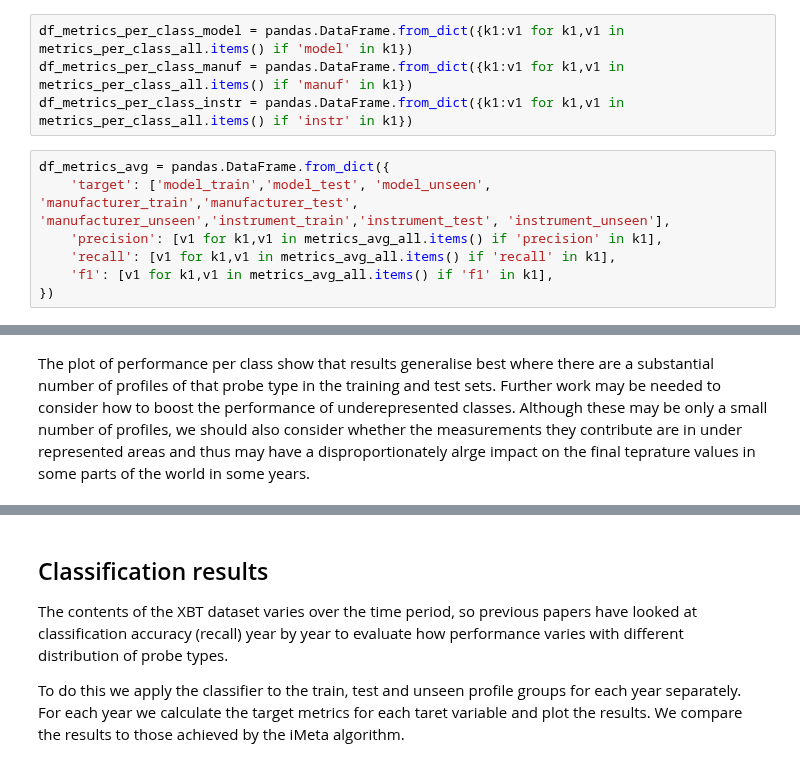
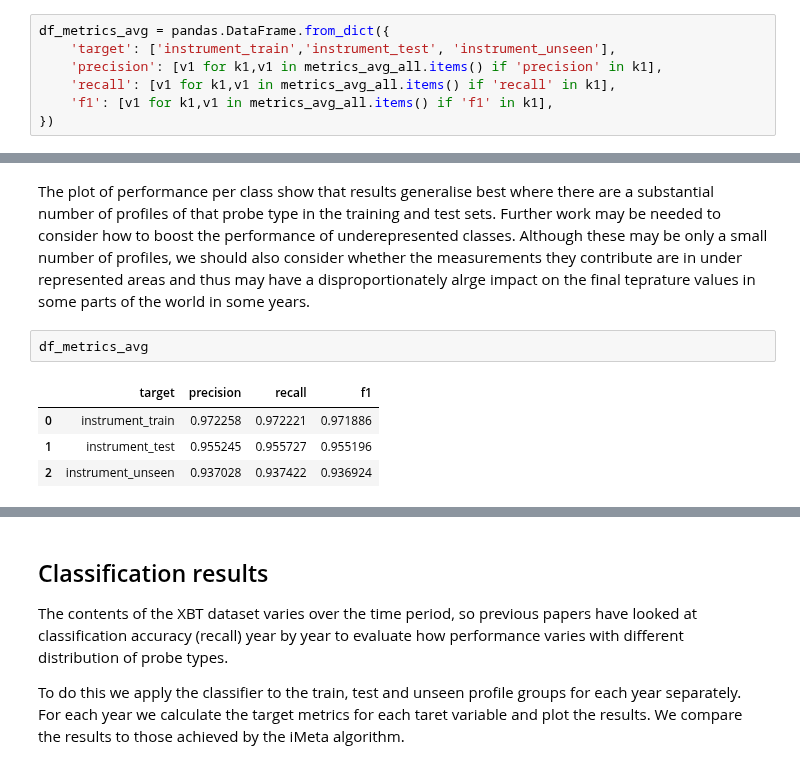
Before and after one commit to MetOffice/XBTs_classification, a Jupyter notebook: notebooks/azureml/azml_local_imeta_tree.ipynb, the cells around one changed output, grey strips where cells are left out. Drawn from its saved outputs; the diff is of its cells as text.

```diff
--- a/notebooks/azureml/azml_local_imeta_tree.ipynb
+++ b/notebooks/azureml/azml_local_imeta_tree.ipynb
@@ -356,11 +251,7 @@ metrics_avg_all.update({
 # %%
-df_metrics_per_class_model = pandas.DataFrame.from_dict({k1:v1 for k1,v1 in metrics_per_class_all.items() if 'model' in k1})
-df_metrics_per_class_manuf = pandas.DataFrame.from_dict({k1:v1 for k1,v1 in metrics_per_class_all.items() if 'manuf' in k1})
-df_metrics_per_class_instr = pandas.DataFrame.from_dict({k1:v1 for k1,v1 in metrics_per_class_all.items() if 'instr' in k1})
+df_metrics_avg = pandas.DataFrame.from_dict({
+    'target': ['instrument_train','instrument_test', 'instrument_unseen'],
+    'precision': [v1 for k1,v1 in metrics_avg_all.items() if 'precision' in k1],
+    'recall': [v1 for k1,v1 in metrics_avg_all.items() if 'recall' in k1],
+    'f1': [v1 for k1,v1 in metrics_avg_all.items() if 'f1' in k1],
+})
-# %%
-df_metrics_avg = pandas.DataFrame.from_dict({
-    'target': ['model_train','model_test', 'model_unseen', 'manufacturer_train','manufacturer_test', 'manufacturer_unseen','instrument_train','instrument_test', 'instrument_unseen'],
-    'precision': [v1 for k1,v1 in metrics_avg_all.items() if 'precision' in k1],
-    'recall': [v1 for k1,v1 in metrics_avg_all.items() if 'recall' in k1],
-    'f1': [v1 for k1,v1 in metrics_avg_all.items() if 'f1' in k1],
-})
@@ -391,4 +270,11 @@ _ = df_metrics_per_class_instr.plot.bar(x='instrument',y=['support_instr_train',
 # %% [markdown]
 The plot of performance per class show that results generalise best where there are a substantial number of profiles of that probe type in the training and test sets. Further work may be needed to consider how to boost the performance of underepresented classes. Although these may be only a small number of profiles, we should also consider whether the measurements they contribute are in under represented areas and thus may have a disproportionately alrge impact on the final teprature values in some parts of the world in some years.
+# %%
+df_metrics_avg
+# %% [output]
+|  | target | precision | recall | f1 |
+| 0 | instrument_train | 0.972258 | 0.972221 | 0.971886 |
+| 1 | instrument_test | 0.955245 | 0.955727 | 0.955196 |
+| 2 | instrument_unseen | 0.937028 | 0.937422 | 0.936924 |
 # %%
 df_metrics_avg.plot.bar(figsize=(18,12), x='target', y='recall')
```
Also changed, not shown: parts of 51 cells of this notebook, 1 other file.
